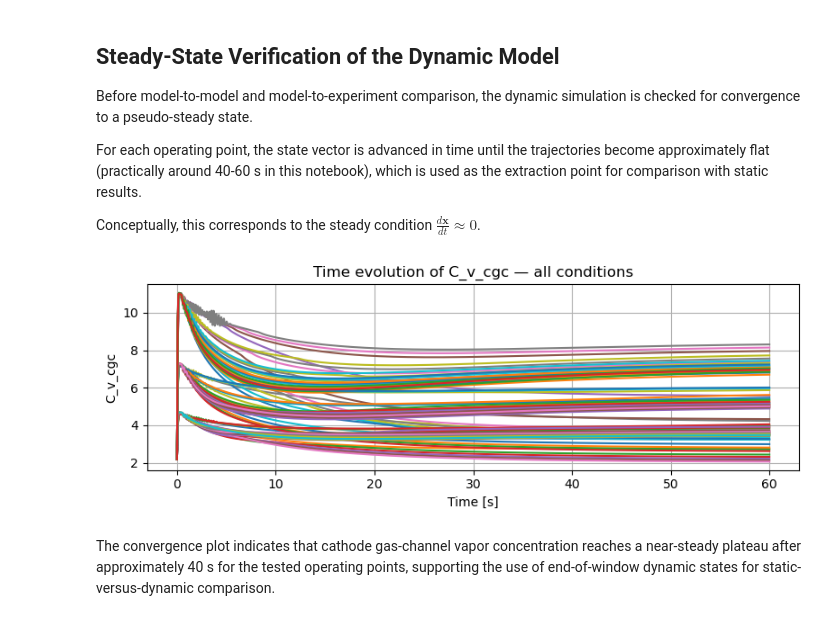
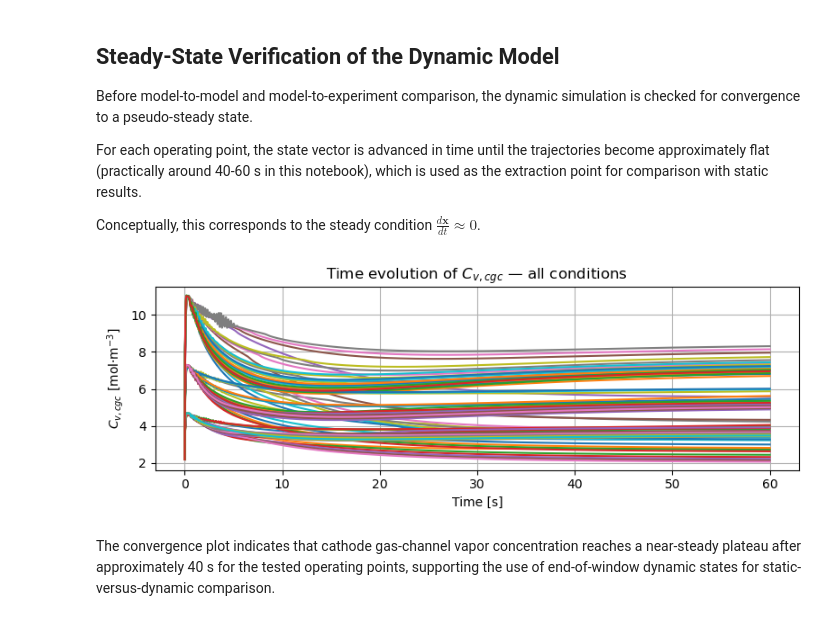
Before and after one commit to YuKwanH/DS-AlphaPEM, a Jupyter notebook: simulation/model/comparison/massflow.ipynb, the cells around one changed output. Drawn from its saved outputs; the diff is of its cells as text; code cells hidden in the pictures.

```diff
--- a/simulation/model/comparison/massflow.ipynb
+++ b/simulation/model/comparison/massflow.ipynb
@@ -87,19 +87,19 @@ Conceptually, this corresponds to the steady condition $\frac{d\mathbf{x}}{dt}\a
 # %%
 fig, ax = plt.subplots(figsize=(8, 3))
 
 for cond_key, cond_data in dyn_log_all.items():
     for j, I in enumerate(I_points):
         te = cond_data["time_evolution"][j]
         ax.plot(te["t"], te["C_v_cgc"], label=f"{cond_key}, I={I}A")
 
 ax.set_xlabel("Time [s]")
-ax.set_ylabel("C_v_cgc")
-ax.set_title("Time evolution of C_v_cgc — all conditions")
+ax.set_ylabel(r"$C_{v,cgc}$ [mol$\cdot$m$^{-3}$]")
+ax.set_title(r"Time evolution of $C_{v,cgc}$ — all conditions")
 ax.grid(True)
 fig.tight_layout()
 plt.show()
 # %% [output]
-[figure, old version]
+[figure, new version]
 # %% [markdown]
 The convergence plot indicates that cathode gas-channel vapor concentration reaches a near-steady plateau after approximately 40 s for the tested operating points, supporting the use of end-of-window dynamic states for static-versus-dynamic comparison.
 # %%
```
Also changed, not shown: parts of 8 cells of this notebook, 3 other files.
